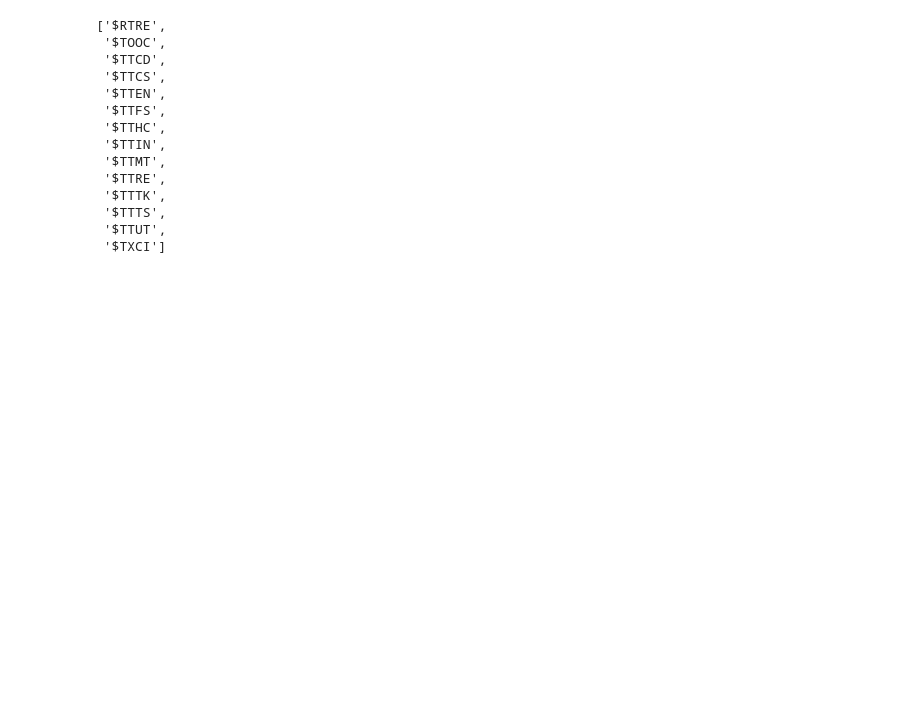
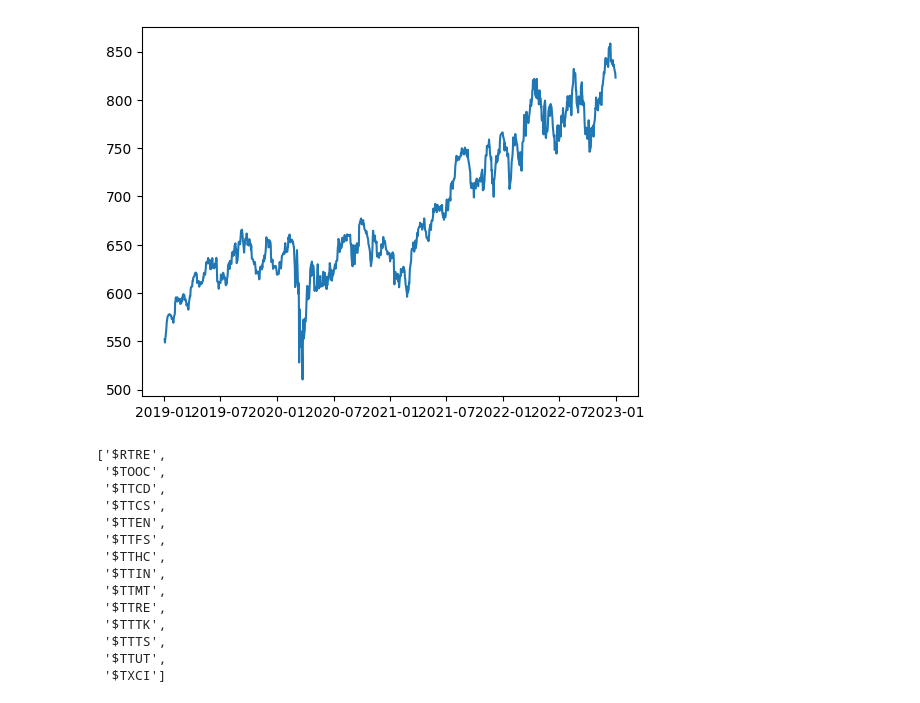
Before and after one commit to Aizenz/GroupProjectBAMS506, a Jupyter notebook: datacleaning.ipynb, the cells around one changed output. Cells and saved outputs as stored; diff of their text form; code cells hidden in the pictures; blank space fills up the shorter version.

```diff
--- a/datacleaning.ipynb
+++ b/datacleaning.ipynb
@@ -34,3 +36,8 @@ all_indices.loc['$RTRE'].loc['Open'].plot()
+# %%
+plt.plot(all_indices.loc['$TTCS'].loc['Close'])
+plt.show()
+# %% [output]
+[figure, added]
 # %%
 tickers = all_indices.index.get_level_values(0).unique().to_list()
 tickers
```
Also changed, not shown: parts of 4 cells of this notebook, 3 other files.
